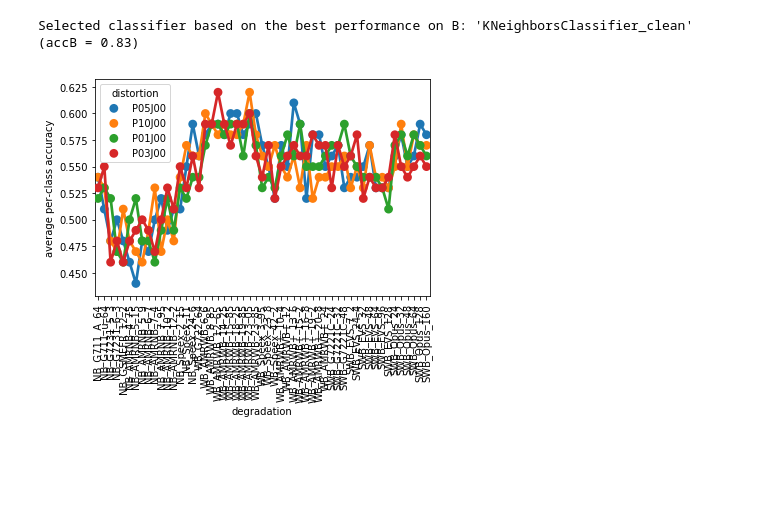
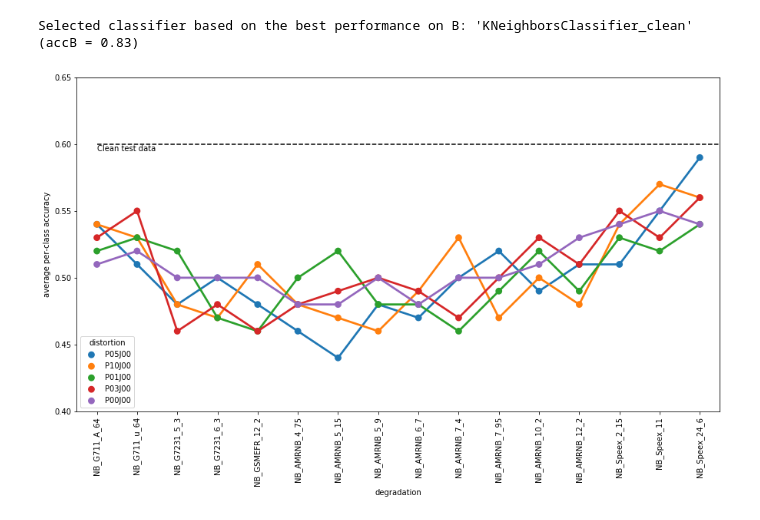
Before and after one commit to laufergall/ML_Speaker_Characteristics, a Jupyter notebook: classification/04_classification_degraded_speech.ipynb, the cells around one changed output. Drawn from its saved outputs; the diff is of its cells as text; code cells hidden in the pictures; blank space fills up the shorter version.

```diff
--- a/classification/04_classification_degraded_speech.ipynb
+++ b/classification/04_classification_degraded_speech.ipynb
@@ -196,7 +227,7 @@ def get_KNeighborsClassifier2tune():
 
     model = KNeighborsClassifier()
     hp = dict(
-        classifier__n_neighbors = list(range(1,20))
+        classifier__n_neighbors = [1] #list(range(1,20))
     )
     return 'KNeighborsClassifier_clean', model, hp
 
@@ -289,17 +315,36 @@ test_performance.to_csv(r'D:\Users\fernandez.laura\Downloads\test_performance.cs
 # %%
-# visualize performance across degradations and distortions
-
 test_performance['distortion']= test_performance[['packetlossrate', 'jitterms']].apply(lambda x: 'P'+x[0].zfill(2)+'J'+x[1].zfill(2), axis=1)
 
-test_performance.head()
-
-fig=sns.pointplot(
-    x='degradation',
-    y='average per-class accuracy',
-    hue='distortion',
-    data=test_performance[test_performance['jitterms']=='0'])
-
-for item in fig.get_xticklabels():
-    item.set_rotation(90)
+test_performance.to_csv(r'..\data\performance\cls_test_distortionsdegradations_'+tuning_all.loc[i_best,'classifiers_names']+'.csv', index=False)
-# %% [output]
-[figure, removed]
+# %%
+testacc_clean = test_performance.loc[test_performance['degradation']=='Clean','average per-class accuracy']
+testacc_clean
+# %%
+# visualize performance across NB degradations and distortions
+
+fig, ax = plt.subplots(figsize=[15, 8])
+
+mdata = test_performance[test_performance['degradation'].str.slice(0,2)=='NB']
+mdata = mdata[mdata['jitterms']=='0']
+ndegs = len(mdata['degradation'].unique())
+
+myfig=sns.pointplot(
+    x='degradation',
+    y='average per-class accuracy',
+    hue='distortion',
+    data=mdata
+)
+
+# add dashed line indicating test performance with clean data
+plt.plot(np.linspace(0,ndegs,1000), [testacc_clean]*1000, 'k--')
+plt.text(0, testacc_clean-0.005, 'Clean test data')
+
+# rotate x axis and limit y axis
+for item in myfig.get_xticklabels():
+    item.set_rotation(90)
+plt.ylim(0.40, 0.65)
+
+filename = '\cls_test_distortionsdegradations_'+tuning_all.loc[i_best,'classifiers_names']+'_NB_J00ms.png'
+myfig.get_figure().savefig(r'.\figures' + filename, bbox_inches = 'tight')
+# %% [output]
+[figure, added]
```
Also changed, not shown: parts of 15 cells of this notebook, 9 other files.
